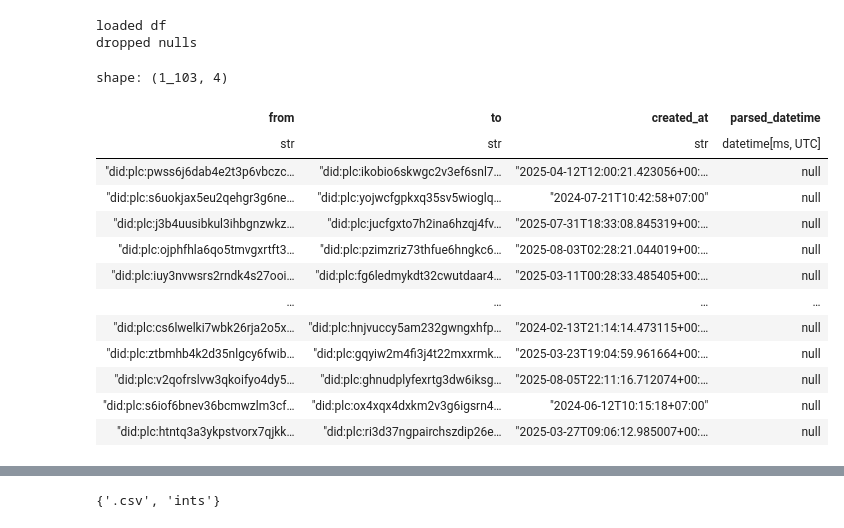
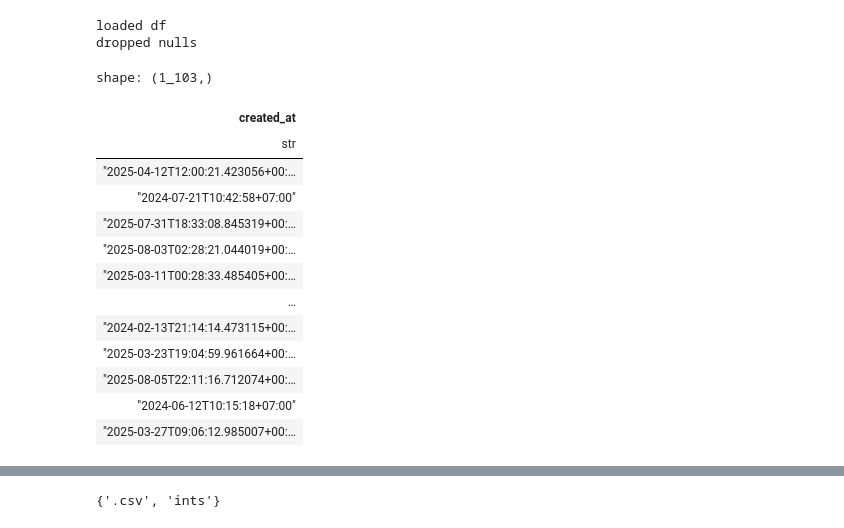
Before and after one commit to asmithh/attention-brokers-bsky, a Jupyter notebook: Untitled.ipynb, the cells around one changed output, grey strips where cells are left out. Drawn from its saved outputs; the diff is of its cells as text; code cells hidden in the pictures.

```diff
--- a/Untitled.ipynb
+++ b/Untitled.ipynb
@@ -313,22 +313,22 @@ df_follows = df_follows.with_columns(
 loaded df
 dropped nulls
 # %%
-df_follows.filter(pl.col('parsed_datetime').is_null()).collect()
+df_follows.filter(pl.col('parsed_datetime').is_null()).collect()['created_at']
 # %% [output]
-shape: (1_103, 4)
+shape: (1_103,)
-| from | to | created_at | parsed_datetime |
-| str | str | str | datetime[ms, UTC] |
-| "did:plc:pwss6j6dab4e2t3p6vbczc… | "did:plc:ikobio6skwgc2v3ef6snl7… | "2025-04-12T12:00:21.423056+00:… | null |
-| "did:plc:s6uokjax5eu2qehgr3g6ne… | "did:plc:yojwcfgpkxq35sv5wioglq… | "2024-07-21T10:42:58+07:00" | null |
-| "did:plc:j3b4uusibkul3ihbgnzwkz… | "did:plc:jucfgxto7h2ina6hzqj4fv… | "2025-07-31T18:33:08.845319+00:… | null |
-| "did:plc:ojphfhla6qo5tmvgxrtft3… | "did:plc:pzimzriz73thfue6hngkc6… | "2025-08-03T02:28:21.044019+00:… | null |
-| "did:plc:iuy3nvwsrs2rndk4s27ooi… | "did:plc:fg6ledmykdt32cwutdaar4… | "2025-03-11T00:28:33.485405+00:… | null |
-| … | … | … | … |
-| "did:plc:cs6lwelki7wbk26rja2o5x… | "did:plc:hnjvuccy5am232gwngxhfp… | "2024-02-13T21:14:14.473115+00:… | null |
-| "did:plc:ztbmhb4k2d35nlgcy6fwib… | "did:plc:gqyiw2m4fi3j4t22mxxrmk… | "2025-03-23T19:04:59.961664+00:… | null |
-| "did:plc:v2qofrslvw3qkoifyo4dy5… | "did:plc:ghnudplyfexrtg3dw6iksg… | "2025-08-05T22:11:16.712074+00:… | null |
-| "did:plc:s6iof6bnev36bcmwzlm3cf… | "did:plc:ox4xqx4dxkm2v3g6igsrn4… | "2024-06-12T10:15:18+07:00" | null |
-| "did:plc:htntq3a3ykpstvorx7qjkk… | "did:plc:ri3d37ngpairchszdip26e… | "2025-03-27T09:06:12.985007+00:… | null |
+| created_at |
+| str |
+| "2025-04-12T12:00:21.423056+00:… |
+| "2024-07-21T10:42:58+07:00" |
+| "2025-07-31T18:33:08.845319+00:… |
+| "2025-08-03T02:28:21.044019+00:… |
+| "2025-03-11T00:28:33.485405+00:… |
+| … |
+| "2024-02-13T21:14:14.473115+00:… |
+| "2025-03-23T19:04:59.961664+00:… |
+| "2025-08-05T22:11:16.712074+00:… |
+| "2024-06-12T10:15:18+07:00" |
+| "2025-03-27T09:06:12.985007+00:… |
 # %%
 import datetime as dt
 import gc
```
Also changed, not shown: 5 other files.
